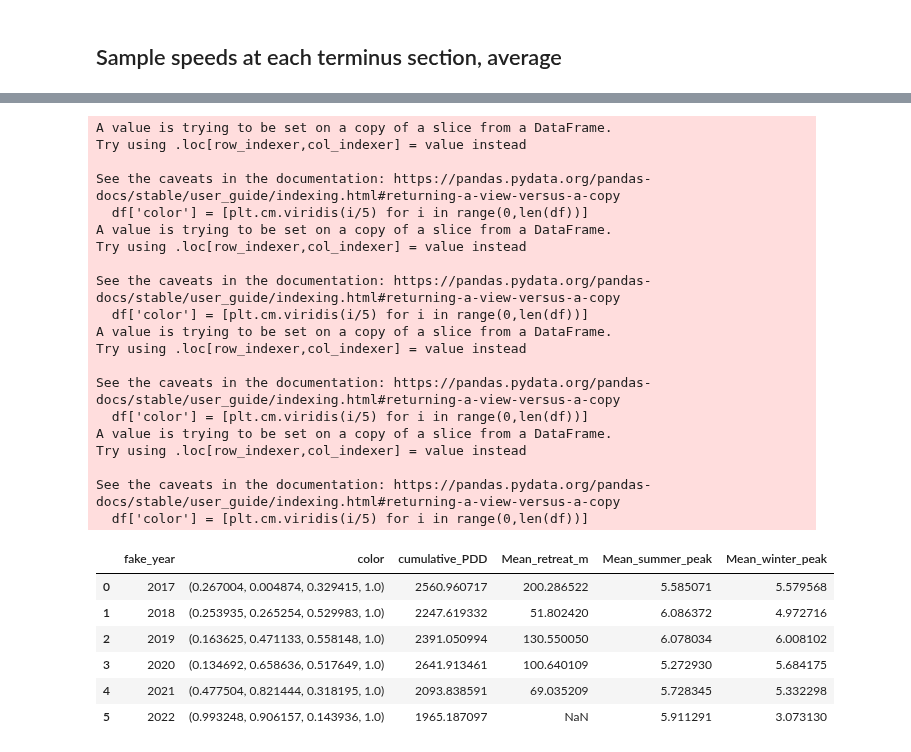
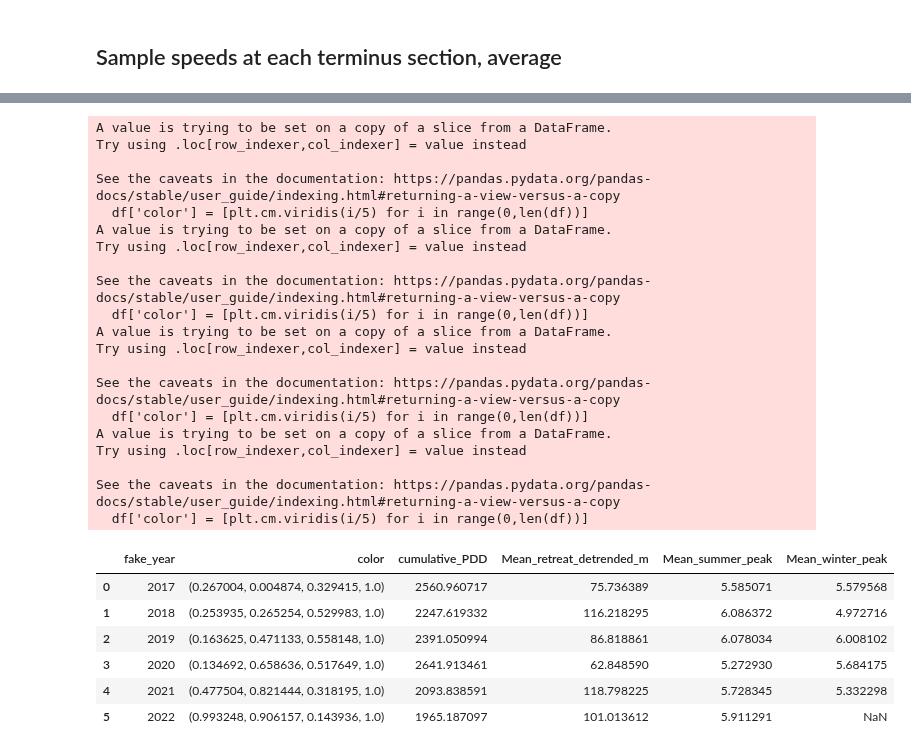
Before and after one commit to pohlan/Hubbard2024, a Jupyter notebook: make_paper_figures/speed_peaks_vs_weather_terminus.ipynb, the cells around one changed output, grey strips where cells are left out. Cells and saved outputs as stored; diff of their text form; code cells hidden in the pictures.

```diff
--- a/make_paper_figures/speed_peaks_vs_weather_terminus.ipynb
+++ b/make_paper_figures/speed_peaks_vs_weather_terminus.ipynb
@@ -48,21 +49,19 @@ term_sect = term_sect.to_crs(crs)
 print('Terminus sections loaded')
 
 # -----Terminus
-term_fn = os.path.join(data_path, 'terminus', 'terminus_position_smooth.csv')
+term_fn = os.path.join(data_path, 'terminus', 'terminus_speed_weather.csv')
 term = pd.read_csv(term_fn)
 term['Date'] = pd.to_datetime(term['Date'])
 term.drop_duplicates(inplace=True)
-term['Mean_position_m'] = term[['section_A [m]', 'section_B1 [m]', 'section_B2 [m]', 'section_C [m]']].mean(axis=1)
-term['Mean_position_section_B_m'] = term[['section_B1 [m]', 'section_B2 [m]']].mean(axis=1)
 # Calculate the negative to measure retreat as positive
-term['Mean_retreat_m'] = -term['Mean_position_m']
-term['Mean_retreat_section_B_m'] = -term['Mean_position_section_B_m']
+term['Mean_retreat_m'] = -term['terminus_advance_m']
 # Resample to daily
 term.set_index('Date', inplace=True)
 term = term.resample('1D').interpolate('time')
 term.reset_index(inplace=True)
-# Calculate mean retreat rate [m/d]
-term['Mean_retreat_rate_m/d'] = term['Mean_retreat_m'].diff()
+# Detrend terminus retreat
+term['Mean_retreat_detrended_m'] = detrend(term['Mean_retreat_m'])
+term.set_index('Date')[['Mean_retreat_m', 'Mean_retreat_detrended_m']].plot()
 print('Terminus positions loaded')
 # %% [output]
 Velocities loaded
@@ -125,11 +141,15 @@ pdd_peaks = air.loc[ipeaks, ['Date', 'cumulative_PDD', 'fake_year']].reset_index
 pdd_peaks = subset_fake_years_add_color(pdd_peaks)
 # Terminus retreat
 term = add_fake_year_column(term)
-ipeaks = term.groupby(term['fake_year'])['Mean_retreat_m'].idxmax()
-term_peaks = term.loc[ipeaks, ['Date', 'Mean_retreat_m', 'fake_year']].reset_index(drop=True)
+ipeaks = term.groupby(term['Date'].dt.year)['Mean_retreat_detrended_m'].idxmax()
+term_peaks = term.loc[ipeaks, ['Date', 'Mean_retreat_detrended_m', 'fake_year']].reset_index(drop=True)
 term_peaks = subset_fake_years_add_color(term_peaks)
+# Speed minimums
+v_term = add_fake_year_column(v_term)
+imins = v_term.groupby('fake_year')['Mean'].idxmin().values
+v_mins = v_term.loc[imins, ['Date', 'Mean', 'fake_year']].reset_index(drop=True)
+v_mins = subset_fake_years_add_color(v_mins)
 # Summer speed peaks
-v_term = add_fake_year_column(v_term)
 v_term_summer = v_term.loc[(v_term['Date'].dt.month >= 4) & ((v_term['Date'].dt.month <= 6))]
 ipeaks = v_term_summer.groupby(v_term_summer['fake_year'])['Mean'].idxmax().values
 v_summer_peaks = v_term_summer.loc[ipeaks, ['Date', 'Mean', 'fake_year']].reset_index(drop=True)
@@ -140,42 +160,49 @@ ipeaks = v_term_winter.groupby(v_term_winter['fake_year'])['Mean'].idxmax().valu
 v_winter_peaks = v_term_winter.loc[ipeaks, ['Date', 'Mean', 'fake_year']].reset_index(drop=True)
 v_winter_peaks = subset_fake_years_add_color(v_winter_peaks)
 
+# Subtract minimum velocities from winter and summer peaks
+# v_summer_peaks['Mean'] -= v_mins['Mean']
+# v_winter_peaks['Mean'] -= v_mins['Mean']
+
 # Merge into one dataframe for regression plotting
 peaks_merged = (pdd_peaks[['fake_year', 'color', 'cumulative_PDD']].merge(
-    term_peaks[['fake_year', 'Mean_retreat_m']].merge(
+    term_peaks[['fake_year', 'Mean_retreat_detrended_m']].merge(
         v_summer_peaks[['fake_year', 'Mean']].merge(
             v_winter_peaks[['fake_year', 'Mean']], on='fake_year', how='outer', suffixes=['_summer_peak', '_winter_peak']),
         on='fake_year', how='outer'),
     on='fake_year', how='outer'))
+
+# Set winter 2022 observations to NaN (probably not capturing true peaks)
+peaks_merged.loc[peaks_merged['fake_year']==2022, ['Mean_winter_peak']] = np.nan
 peaks_merged
 # %% [output]
 A value is trying to be set on a copy of a slice from a DataFrame.
 Try using .loc[row_indexer,col_indexer] = value instead
 
 See the caveats in the documentation: https://pandas.pydata.org/pandas-docs/stable/user_guide/indexing.html#returning-a-view-versus-a-copy
   df['color'] = [plt.cm.viridis(i/5) for i in range(0,len(df))]
 A value is trying to be set on a copy of a slice from a DataFrame.
 Try using .loc[row_indexer,col_indexer] = value instead
 
 See the caveats in the documentation: https://pandas.pydata.org/pandas-docs/stable/user_guide/indexing.html#returning-a-view-versus-a-copy
   df['color'] = [plt.cm.viridis(i/5) for i in range(0,len(df))]
 A value is trying to be set on a copy of a slice from a DataFrame.
 Try using .loc[row_indexer,col_indexer] = value instead
 
 See the caveats in the documentation: https://pandas.pydata.org/pandas-docs/stable/user_guide/indexing.html#returning-a-view-versus-a-copy
   df['color'] = [plt.cm.viridis(i/5) for i in range(0,len(df))]
 A value is trying to be set on a copy of a slice from a DataFrame.
 Try using .loc[row_indexer,col_indexer] = value instead
 
 See the caveats in the documentation: https://pandas.pydata.org/pandas-docs/stable/user_guide/indexing.html#returning-a-view-versus-a-copy
   df['color'] = [plt.cm.viridis(i/5) for i in range(0,len(df))]
-|  | fake_year | color | cumulative_PDD | Mean_retreat_m | Mean_summer_peak | Mean_winter_peak |
-| 0 | 2017 | (0.267004, 0.004874, 0.329415, 1.0) | 2560.960717 | 200.286522 | 5.585071 | 5.579568 |
-| 1 | 2018 | (0.253935, 0.265254, 0.529983, 1.0) | 2247.619332 | 51.802420 | 6.086372 | 4.972716 |
-| 2 | 2019 | (0.163625, 0.471133, 0.558148, 1.0) | 2391.050994 | 130.550050 | 6.078034 | 6.008102 |
-| 3 | 2020 | (0.134692, 0.658636, 0.517649, 1.0) | 2641.913461 | 100.640109 | 5.272930 | 5.684175 |
-| 4 | 2021 | (0.477504, 0.821444, 0.318195, 1.0) | 2093.838591 | 69.035209 | 5.728345 | 5.332298 |
-| 5 | 2022 | (0.993248, 0.906157, 0.143936, 1.0) | 1965.187097 | NaN | 5.911291 | 3.073130 |
+|  | fake_year | color | cumulative_PDD | Mean_retreat_detrended_m | Mean_summer_peak | Mean_winter_peak |
+| 0 | 2017 | (0.267004, 0.004874, 0.329415, 1.0) | 2560.960717 | 75.736389 | 5.585071 | 5.579568 |
+| 1 | 2018 | (0.253935, 0.265254, 0.529983, 1.0) | 2247.619332 | 116.218295 | 6.086372 | 4.972716 |
+| 2 | 2019 | (0.163625, 0.471133, 0.558148, 1.0) | 2391.050994 | 86.818861 | 6.078034 | 6.008102 |
+| 3 | 2020 | (0.134692, 0.658636, 0.517649, 1.0) | 2641.913461 | 62.848590 | 5.272930 | 5.684175 |
+| 4 | 2021 | (0.477504, 0.821444, 0.318195, 1.0) | 2093.838591 | 118.798225 | 5.728345 | 5.332298 |
+| 5 | 2022 | (0.993248, 0.906157, 0.143936, 1.0) | 1965.187097 | 101.013612 | 5.911291 | NaN |
 # %%
 ## Plot time series
 fontsize=12
```
Also changed, not shown: parts of 6 cells of this notebook.
